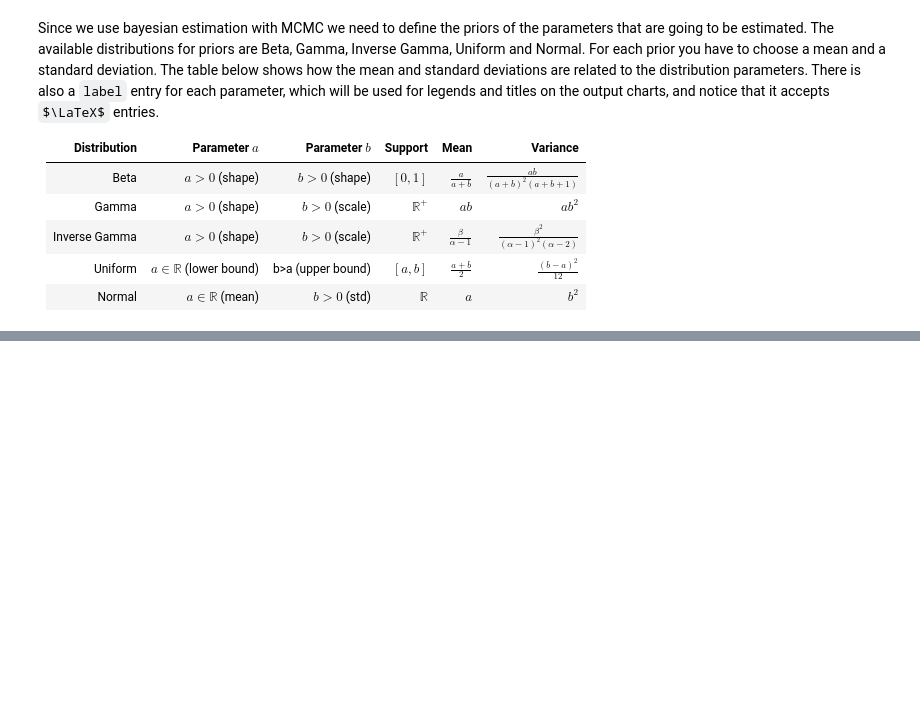
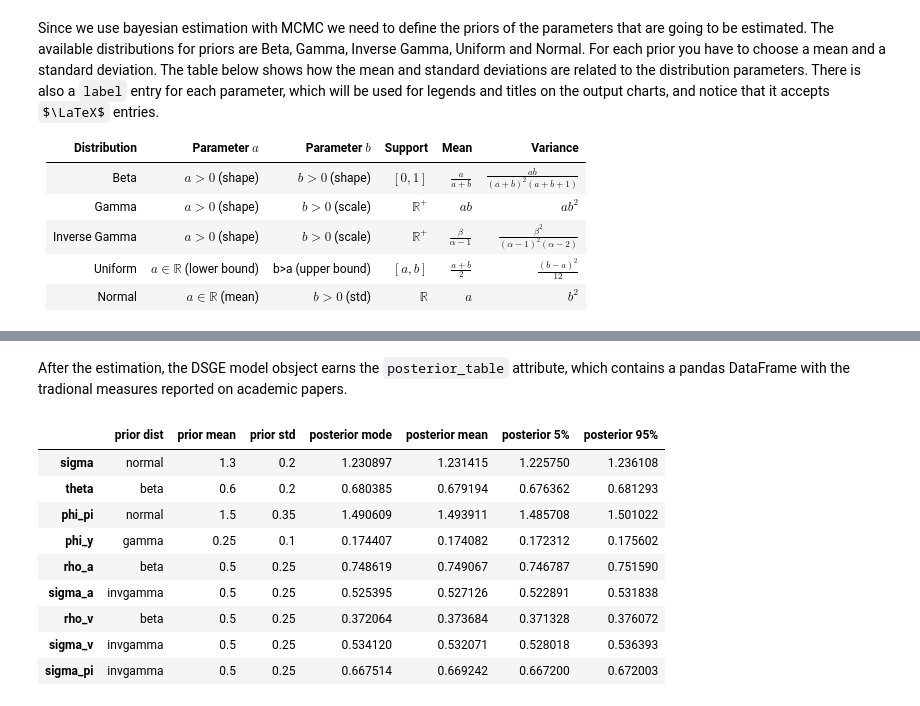
Before and after one commit to gusamarante/dsgepy, a Jupyter notebook: Example/example_snkm.ipynb, the cells around one changed output, grey strips where cells are left out. Cells and saved outputs as stored; diff of their text form; code cells hidden in the pictures; some formulas as TeX source; blank space fills up the shorter version.

```diff
--- a/Example/example_snkm.ipynb
+++ b/Example/example_snkm.ipynb
@@ -255,0 +264,16 @@ dsge.eval_chains(burnin=0, show_charts=True)
+# %% [markdown]
+After the estimation, the DSGE model obsject earns the `posterior_table` attribute, which contains a pandas DataFrame
+with the tradional measures reported on academic papers.
+# %%
+dsge.posterior_table
+# %% [output]
+|  | prior dist | prior mean | prior std | posterior mode | posterior mean | posterior 5% | posterior 95% |
+| sigma | normal | 1.3 | 0.2 | 1.230897 | 1.231415 | 1.225750 | 1.236108 |
+| theta | beta | 0.6 | 0.2 | 0.680385 | 0.679194 | 0.676362 | 0.681293 |
+| phi_pi | normal | 1.5 | 0.35 | 1.490609 | 1.493911 | 1.485708 | 1.501022 |
+| phi_y | gamma | 0.25 | 0.1 | 0.174407 | 0.174082 | 0.172312 | 0.175602 |
+| rho_a | beta | 0.5 | 0.25 | 0.748619 | 0.749067 | 0.746787 | 0.751590 |
+| sigma_a | invgamma | 0.5 | 0.25 | 0.525395 | 0.527126 | 0.522891 | 0.531838 |
+| rho_v | beta | 0.5 | 0.25 | 0.372064 | 0.373684 | 0.371328 | 0.376072 |
+| sigma_v | invgamma | 0.5 | 0.25 | 0.534120 | 0.532071 | 0.528018 | 0.536393 |
+| sigma_pi | invgamma | 0.5 | 0.25 | 0.667514 | 0.669242 | 0.667200 | 0.672003 |
```
Also changed, not shown: parts of 5 cells of this notebook.
